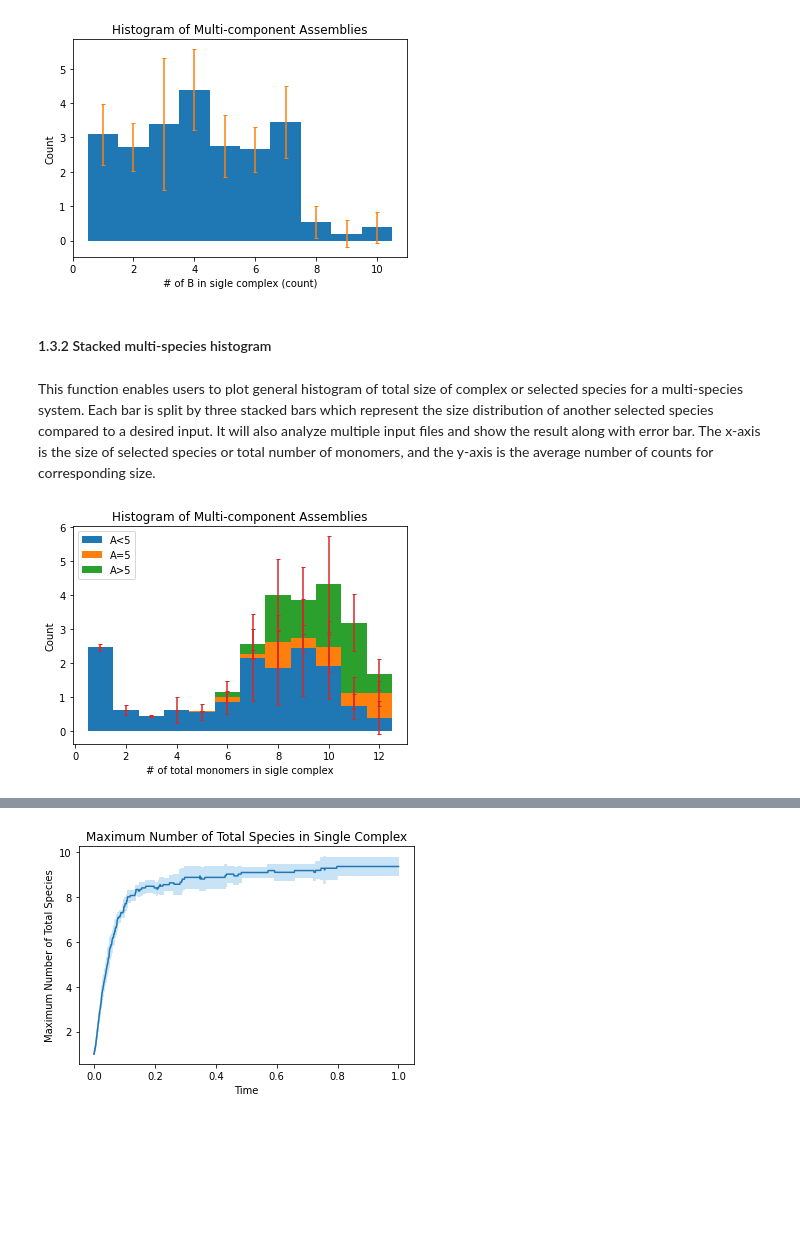
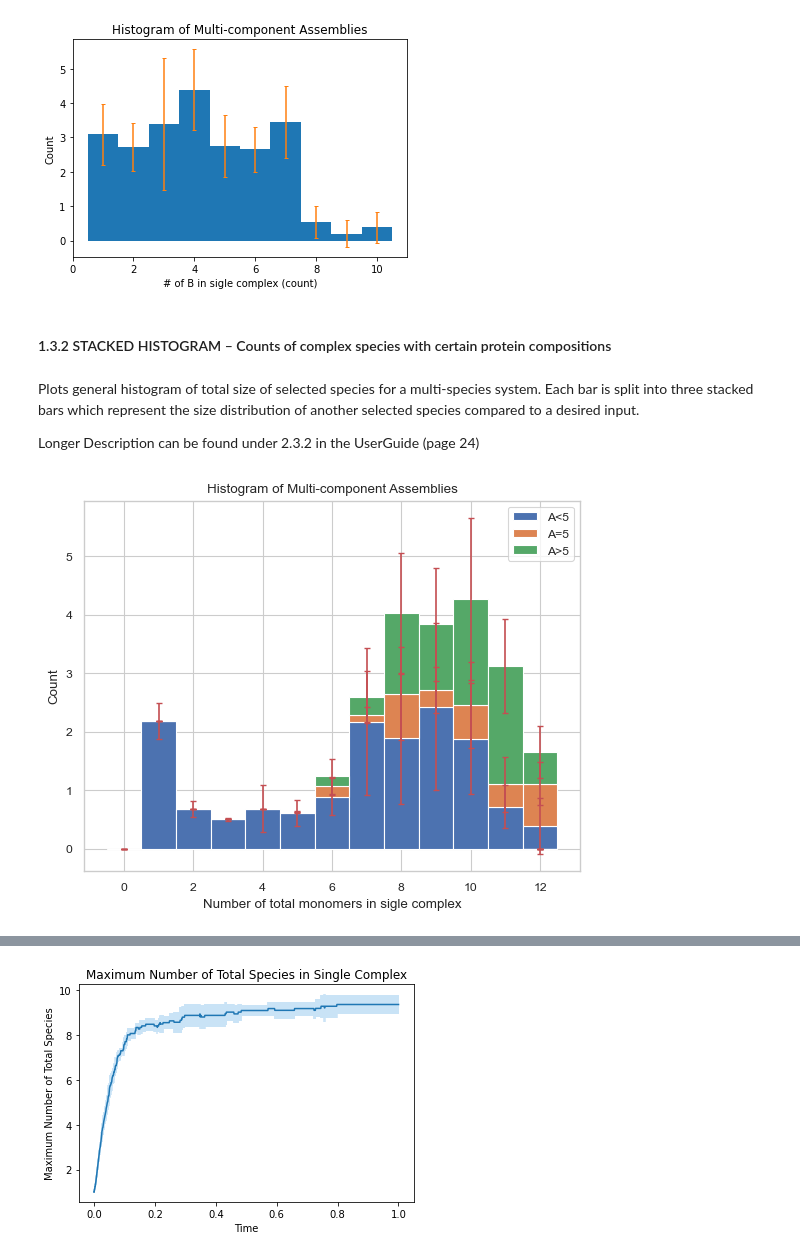
Before and after one commit to jonathanfischer97/ionerdss, a Jupyter notebook: Tutorial/MultiSpeciesTutorial/ioNERDSSTutorialMulti.ipynb, the cells around one changed output, grey strips where cells are left out. Drawn from its saved outputs; the diff is of its cells as text; code cells hidden in the pictures; blank space fills up the shorter version.

Commit message:
half updated multi-species tutorial

```diff
--- a/Tutorial/MultiSpeciesTutorial/ioNERDSSTutorialMulti.ipynb
+++ b/Tutorial/MultiSpeciesTutorial/ioNERDSSTutorialMulti.ipynb
@@ -18,0 +21,2 @@ import ioNERDSS as io
+# %%
+multi_species = io.MultiHistogram(FileName="histograms\histogram_complexes_time_dode.dat",FileNum=5,InitialTime=0.0,FinalTime=1.0,SpeciesList=["A","B"])
@@ -41,15 +49,15 @@ result = io.multi_hist(FileName = 'histogram_complexes_time_dode.dat', FileNum =
 # %% [output]
 [figure]
 # %% [markdown]
-#### 1.3.2 Stacked multi-species histogram
+#### 1.3.2 STACKED HISTOGRAM – Counts of complex species with certain protein compositions
 # %% [markdown]
-This function enables users to plot general histogram of total size of complex or selected species for a multi-species system. Each bar is split by three stacked bars which represent the size distribution of another selected species compared to a desired input. It will also analyze multiple input files and show the result along with error bar. The x-axis is the size of selected species or total number of monomers, and the y-axis is the average number of counts for corresponding size.
+Plots general histogram of total size of selected species for a multi-species system. Each bar is split into three stacked bars which represent the size distribution of another selected species compared to a desired input.
+
+Longer Description can be found under 2.3.2 in the UserGuide (page 24)
 # %%
 # Total count of monomers as x-axis, stacked by species name of A and size of 5
-result = io.multi_hist_stacked(FileName = 'histogram_complexes_time_dode.dat', FileNum = 5, \
-                               InitialTime = 0, FinalTime = 1, SpeciesList = ['A','B'], xAxis = 'tot', \
-                               DivideSpecies = 'A', DivideSize = 5)
+result = multi_species.stack_hist_complex_count(xAxis = 'tot', DivideSpecies = 'A', DivideSize = 5)
 # %% [output]
-[figure, old version]
+[figure, new version]
 # %%
 # Count of monomer A as x-axis, stacked by species name of B and size of 4
```
Also changed, not shown: parts of 34 cells of this notebook, 24 other files.
